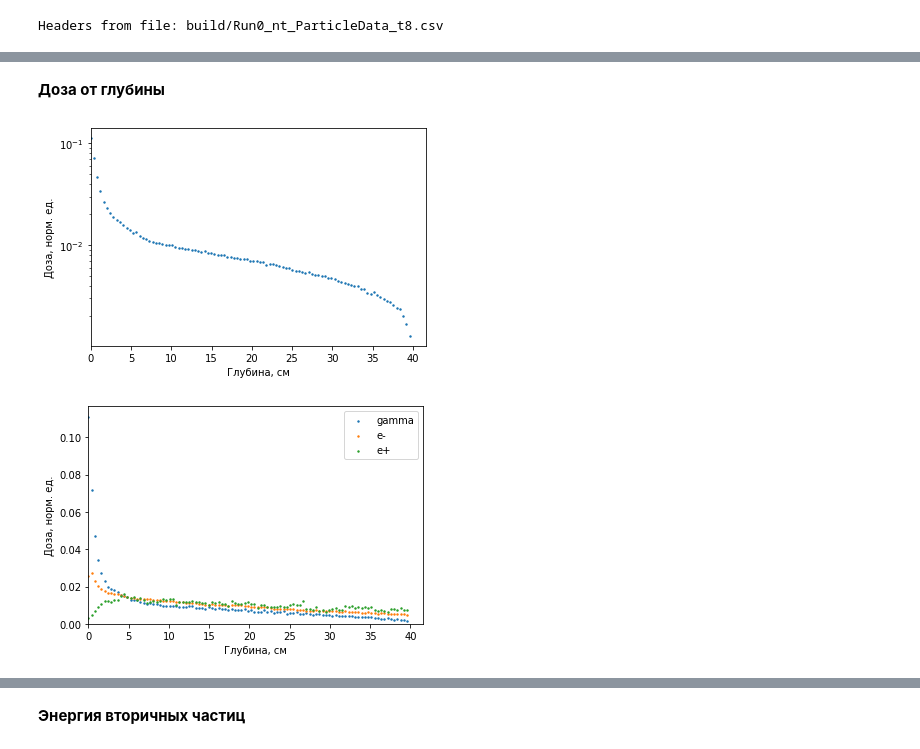
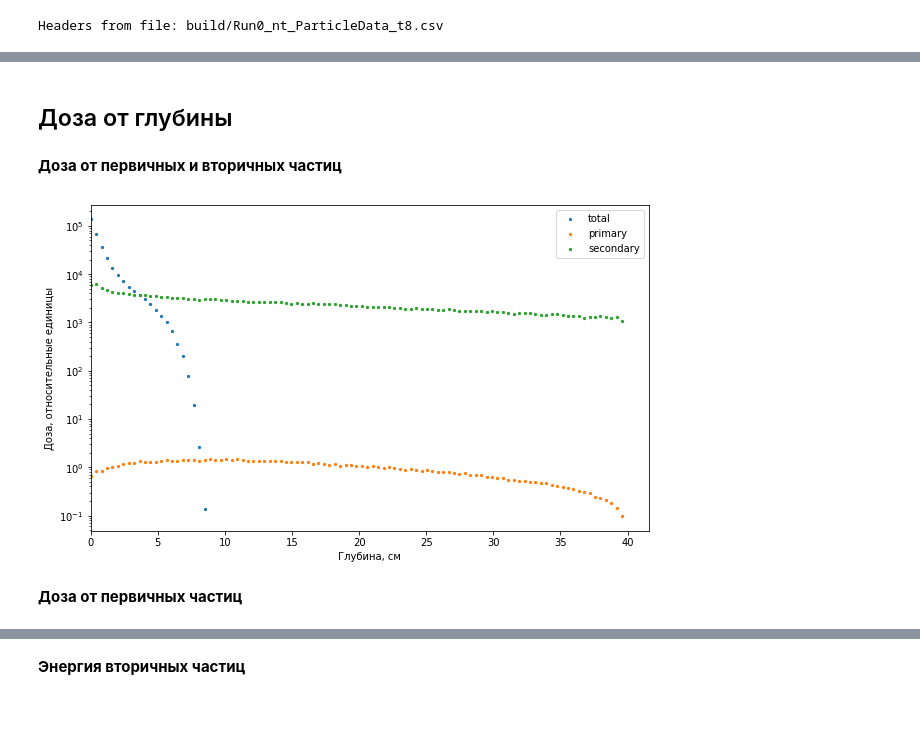
Before and after one commit to annndruha/Distribution-of-secondary-particles-in-tissue-equivalent-materials, a Jupyter notebook: model_cube/ParticlePlotter.ipynb, the cells around one changed output, grey strips where cells are left out. Drawn from its saved outputs; the diff is of its cells as text; code cells hidden in the pictures; blank space fills up the shorter version.

```diff
--- a/model_cube/ParticlePlotter.ipynb
+++ b/model_cube/ParticlePlotter.ipynb
@@ -109,0 +90,3 @@ pd.DataFrame(res, columns=['name', 'dose', 'dose_percent'])
+# %%
+primary = data[data['creator_process'] == 'user']
+len(primary)
@@ -109,0 +113,3 @@ pd.DataFrame(res, columns=['name', 'dose', 'dose_percent'])
+# %%
+secondary = data[data['creator_process'] != 'user']
+len(secondary)
@@ -110,36 +136,23 @@ pd.DataFrame(res, columns=['name', 'dose', 'dose_percent'])
 # %% [markdown]
-**Доза от глубины**
+## Доза от глубины
-# %%
-nfilt = data[data['particle_name'] == 'gamma']
-bins = []
-borders = np.linspace(-20, 20, 100)
-for i, b in enumerate(borders[:-1]):
-    bin_data = nfilt[nfilt['z']>b][nfilt['z']<borders[i+1]]
-    bins.append(sum(bin_data['dE']))
-plt.scatter(np.array(borders[:-1])+20, np.array(bins)/sum(np.array(bins)), s=2)
-plt.xlim([0, plt.xlim()[1]])
-# plt.ylim([0, plt.ylim()[1]])
-plt.yscale('log')
-plt.ylabel('Доза, норм. ед.')
-plt.xlabel('Глубина, см')
-plt.show()
-# %% [output]
-[figure, removed]
-# %%
-for name in ['gamma', 'e-', 'e+']:
-    nfilt = data[data['particle_name'] == name]
-    bins = []
-    borders = np.linspace(-20, 20, 100)
-    for i, b in enumerate(borders[:-1]):
-        bin_data = nfilt[nfilt['z']>b][nfilt['z']<borders[i+1]]
-        bins.append(sum(bin_data['dE']))
-    plt.scatter(np.array(borders[:-1])+20, np.array(bins)/sum(np.array(bins)), s=2, label=name)
-    plt.xlim([0, plt.xlim()[1]])
-    plt.ylim([0, plt.ylim()[1]])
-    # plt.yscale('log')
-    plt.legend()
-    plt.ylabel('Доза, норм. ед.')
-    plt.xlabel('Глубина, см')
-plt.show()
-# %% [output]
-[figure, removed]
+# %% [markdown]
+**Доза от первичных и вторичных частиц**
+# %%
+borders1, bins1 = get_z_dose_bins(data)
+borders2, bins2 = get_z_dose_bins(primary)
+borders3, bins3 = get_z_dose_bins(secondary)
+# %%
+plt.scatter(borders1, bins1, s=5, label='total')
+plt.scatter(borders2, bins2, s=5, label='primary')
+plt.scatter(borders3, bins3, s=5, label='secondary')
+plt.xlim([0, plt.xlim()[1]])
+# plt.ylim([0, plt.ylim()[1]])
+plt.yscale('log')
+plt.ylabel('Доза, относительные единицы')
+plt.xlabel('Глубина, см')
+plt.legend()
+plt.show()
+# %% [output]
+[figure, added]
+# %% [markdown]
+**Доза от первичных частиц**
```
Also changed, not shown: parts of 26 cells of this notebook, 4 other files.
